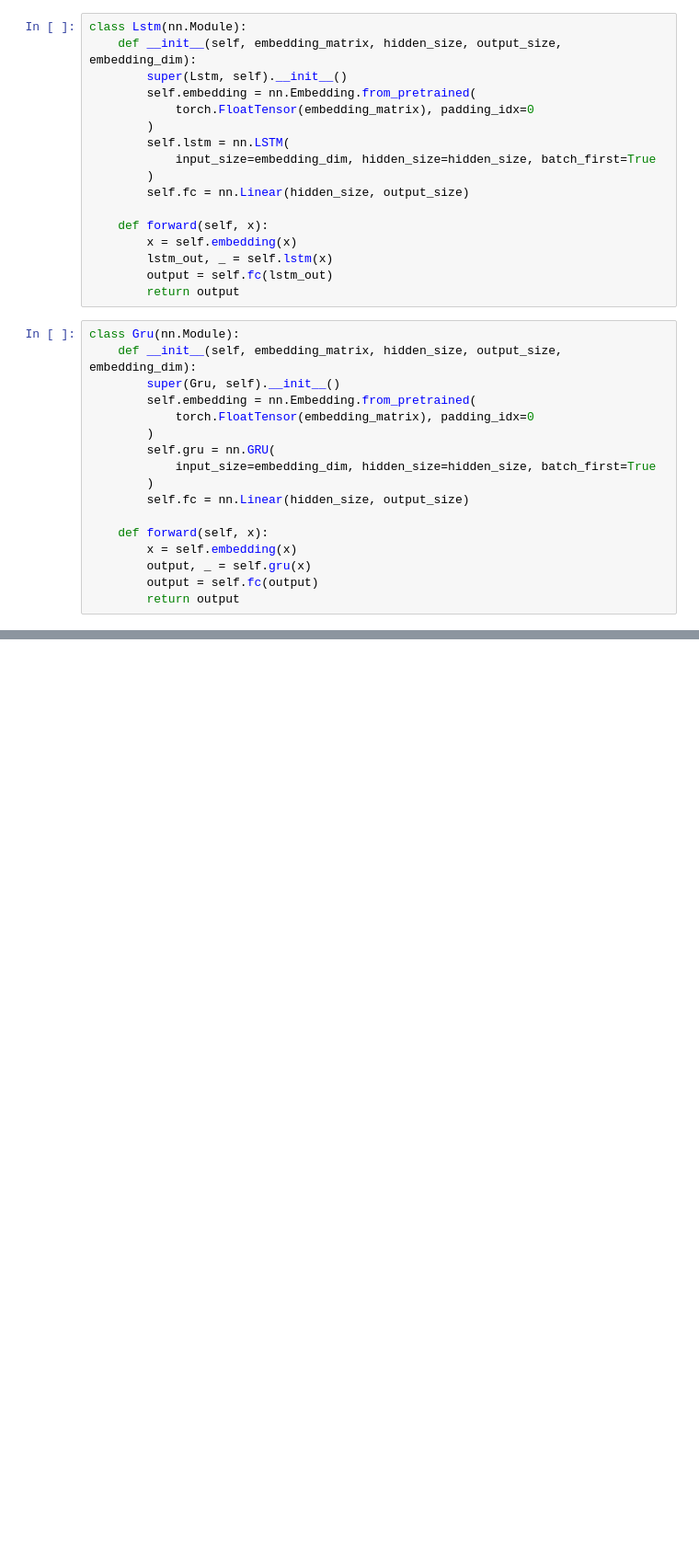
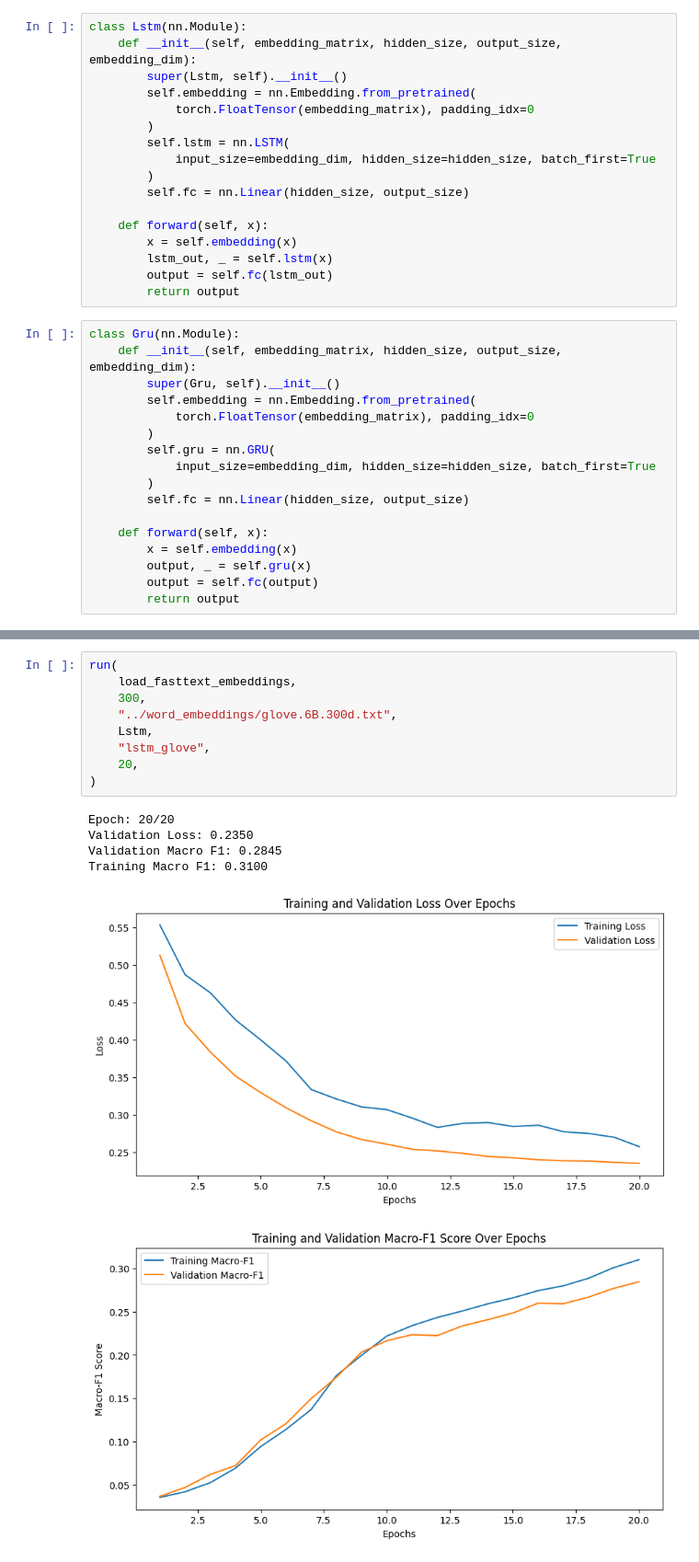
Before and after one commit to hyouteki/lanat, a Jupyter notebook: bio_encoding/dataset_1/models.ipynb, the cells around one changed output, grey strips where cells are left out. Shown at 92% size. Saved outputs shown, nothing was run; the diff lists cells and outputs as text; blank space fills up the shorter version.

```diff
--- a/bio_encoding/dataset_1/models.ipynb
+++ b/bio_encoding/dataset_1/models.ipynb
@@ -168,0 +339,16 @@ run(
+# %%
+run(
+    load_fasttext_embeddings,
+    300,
+    "../word_embeddings/glove.6B.300d.txt",
+    Lstm,
+    "lstm_glove",
+    20,
+)
+# %% [output]
+Epoch: 20/20
+Validation Loss: 0.2350
+Validation Macro F1: 0.2845
+Training Macro F1: 0.3100
+[figure, added]
+[figure, added]
```
Also changed, not shown: parts of 14 cells of this notebook, 45 other files.
